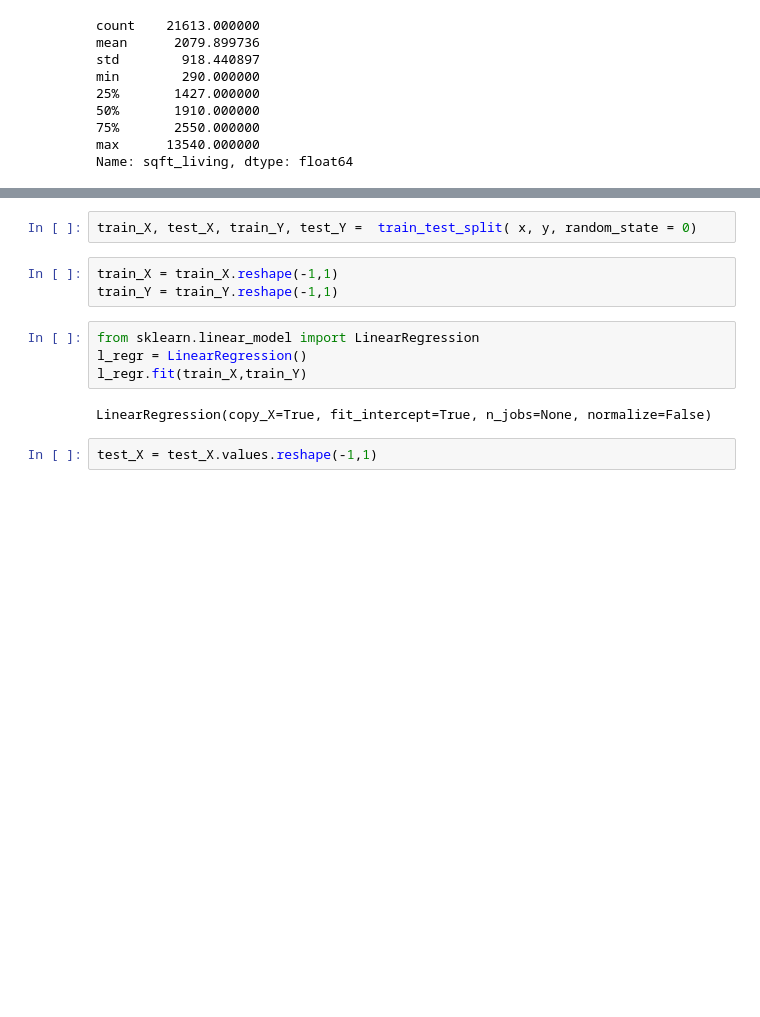
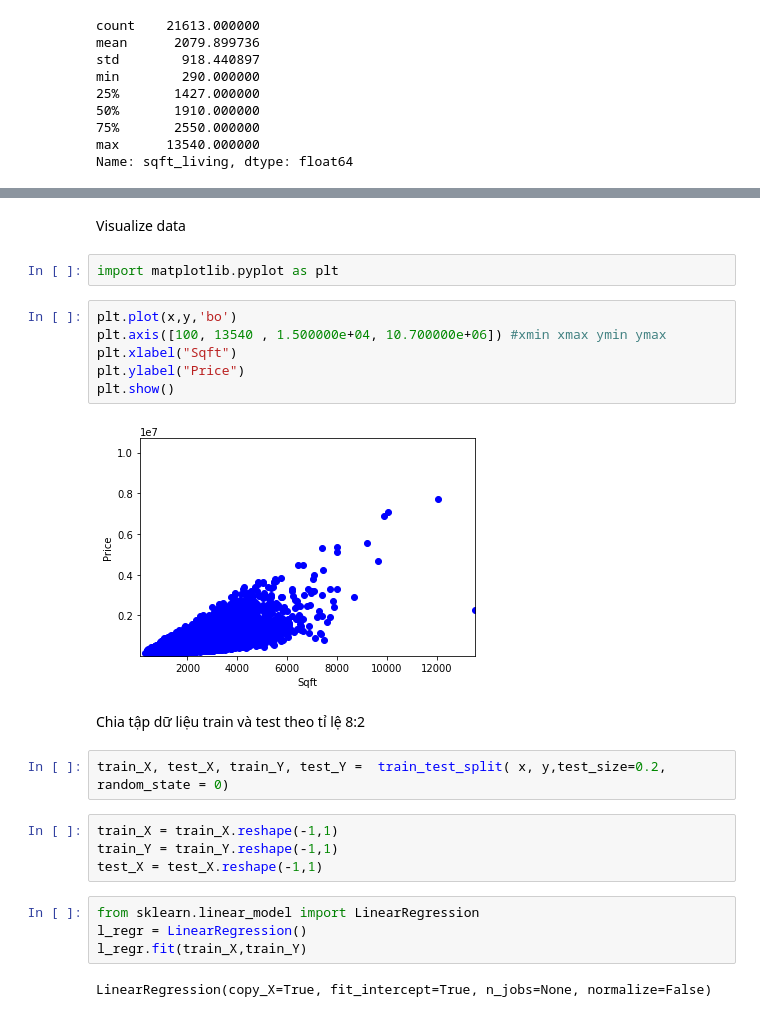
Before and after one commit to kangdoung/CS114.K21, a Jupyter notebook: Lab07_Predict_House_price.ipynb, the cells around one changed output, grey strips where cells are left out. Cells and saved outputs as stored; diff of their text form; blank space fills up the shorter version.

```diff
--- a/Lab07_Predict_House_price.ipynb
+++ b/Lab07_Predict_House_price.ipynb
@@ -86,13 +99,26 @@ Name: sqft_living, dtype: float64
+# %% [markdown]
+Visualize data
+# %%
+import matplotlib.pyplot as plt
+# %%
+plt.plot(x,y,'bo')
+plt.axis([100, 13540 , 1.500000e+04, 10.700000e+06]) #xmin xmax ymin ymax
+plt.xlabel("Sqft")
+plt.ylabel("Price")
+plt.show()
+# %% [output]
+[figure, added]
+# %% [markdown]
+Chia tập dữ liệu train và test theo tỉ lệ 8:2
 # %%
-train_X, test_X, train_Y, test_Y =  train_test_split( x, y, random_state = 0)
+train_X, test_X, train_Y, test_Y =  train_test_split( x, y,test_size=0.2, random_state = 0)
 # %%
 train_X = train_X.reshape(-1,1)
 train_Y = train_Y.reshape(-1,1)
+test_X = test_X.reshape(-1,1)
 # %%
 from sklearn.linear_model import LinearRegression
 l_regr = LinearRegression()
 l_regr.fit(train_X,train_Y)
 # %% [output]
 LinearRegression(copy_X=True, fit_intercept=True, n_jobs=None, normalize=False)
-# %%
-test_X = test_X.values.reshape(-1,1)
```
Also changed, not shown: parts of 17 cells of this notebook.
